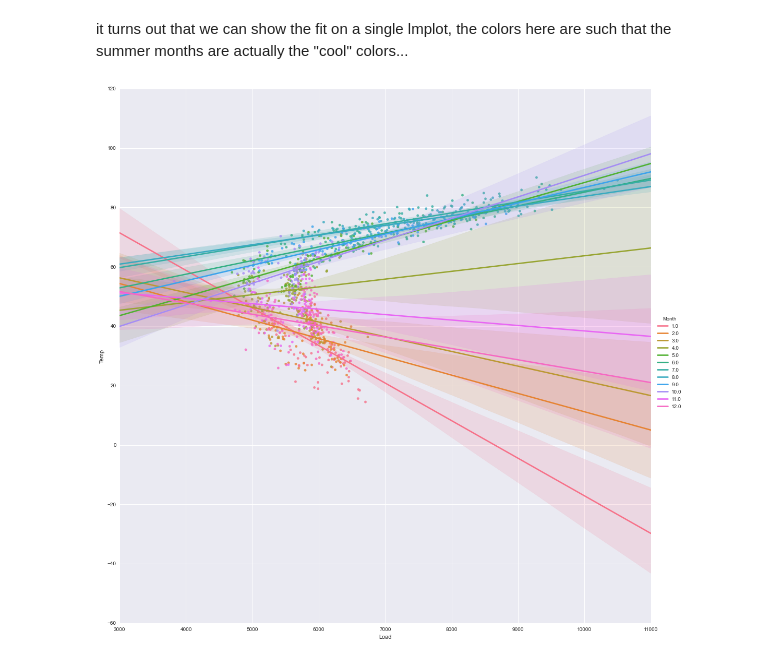
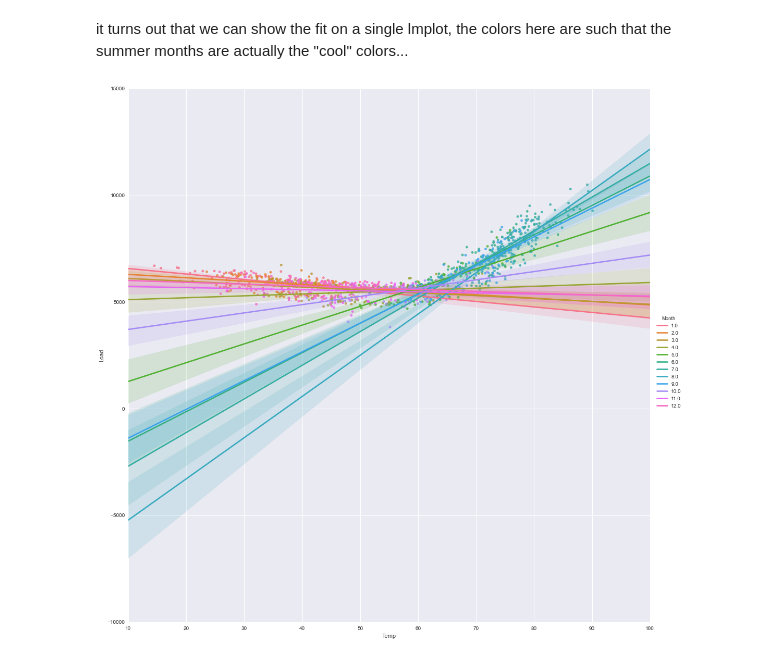
Before and after one commit to dkanoafry/nyc-energy-data, a Jupyter notebook: 20140623-LiveAnalytic-Weather-vs-Load.ipynb, the cells around one changed output. Cells and saved outputs as stored; diff of their text form; code cells hidden in the pictures.

```diff
--- a/20140623-LiveAnalytic-Weather-vs-Load.ipynb
+++ b/20140623-LiveAnalytic-Weather-vs-Load.ipynb
@@ -6,5 +6,6 @@
 pull the data into pandas DataFrames
 # %%
 import pandas as pd
-df1 = pd.read_csv('./data/NYCEnergyData_dataset_062314_0.csv')
-df2 = pd.read_csv('./data/NYCEnergyData_dataset_062314_NA.csv')
+%pylab inline
+df1 = pd.read_csv('./data/20140623/NYCEnergyData_dataset_062314_0.csv')
+df2 = pd.read_csv('./data/20140623/NYCEnergyData_dataset_062314_NA.csv')
@@ -454,6 +472,6 @@ i guess not... maybe it is just seasonal differences between daytime & nighttime
 # %% [markdown]
 it turns out that we can show the fit on a single lmplot, the colors here are such that the summer months are actually the "cool" colors...
 # %%
-g = sns.lmplot("Load", "Temp", df_clean_daily, hue="Month", size=15)
+g = sns.lmplot("Temp", "Load", df_clean_daily, hue="Month", size=15)
 # %% [output]
-[figure, old version]
+[figure, new version]
```
Also changed, not shown: parts of 9 cells of this notebook.
